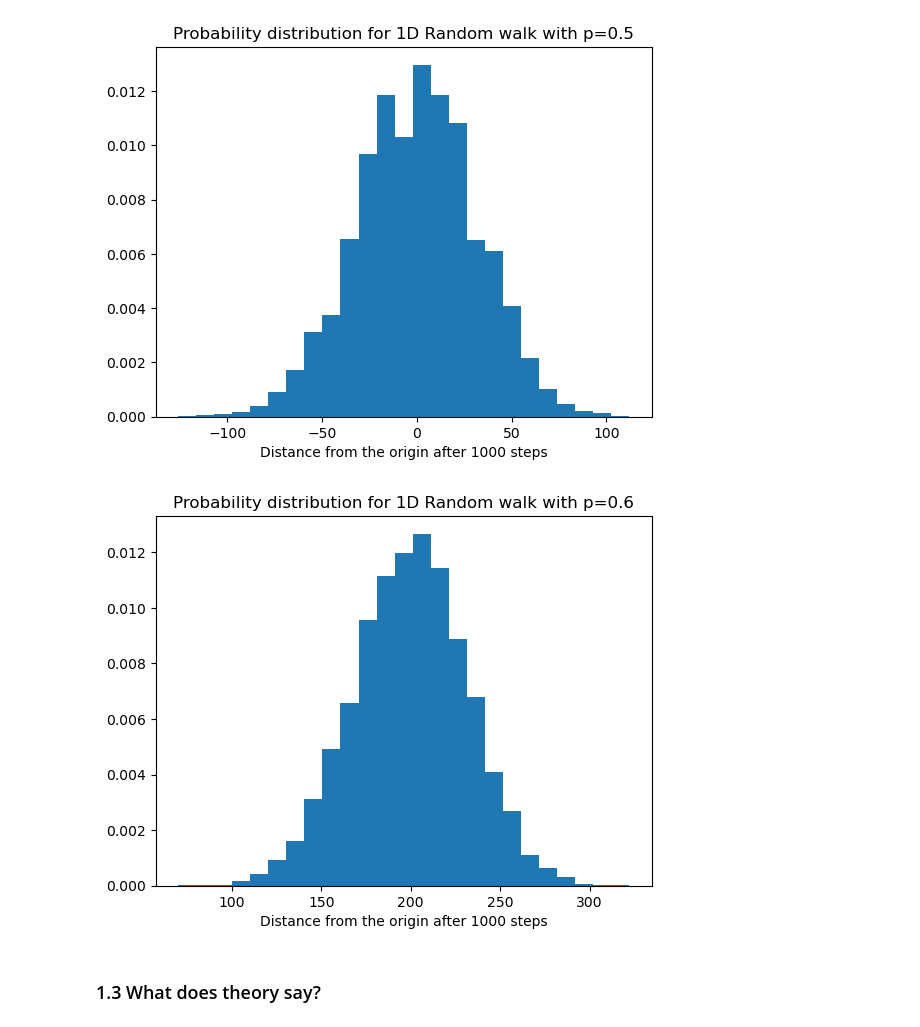
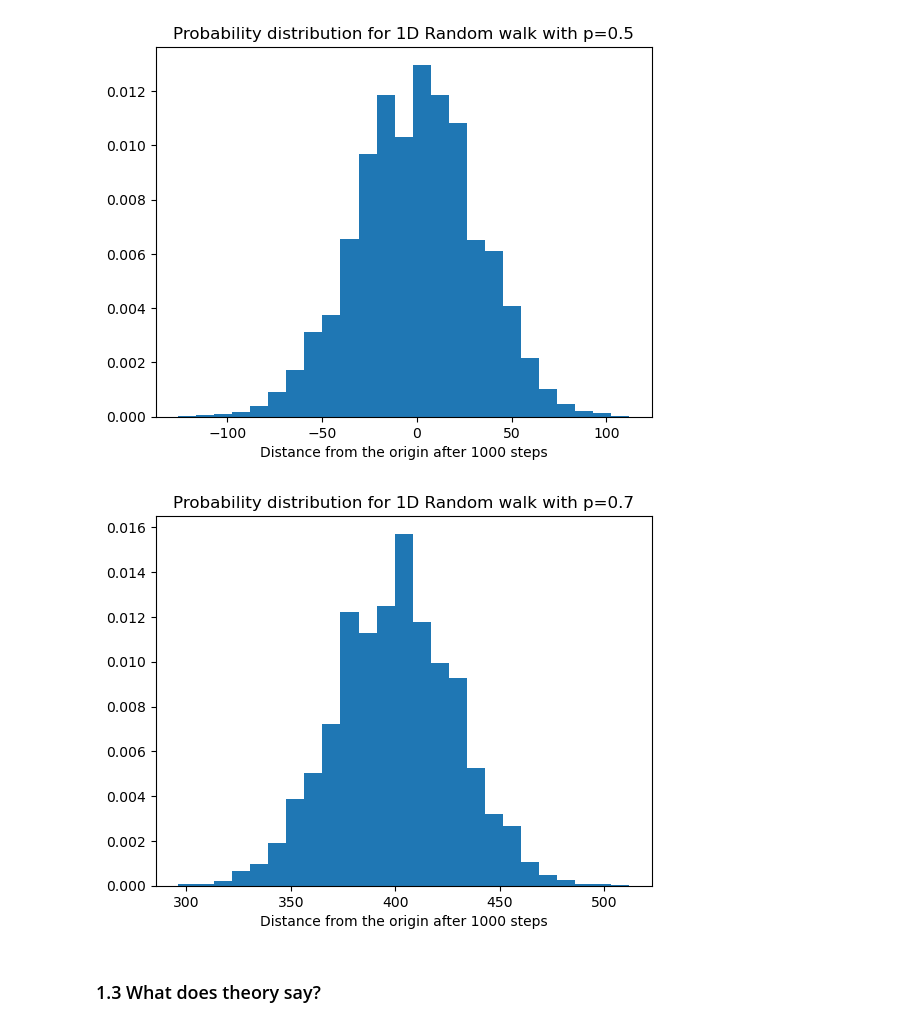
Before and after one commit to SPS-SP2273/learning-portfolio-yugan01, a Jupyter notebook: random numbers/random_numbers_(good).ipynb, the cells around one changed output. Drawn from its saved outputs; the diff is of its cells as text; code cells hidden in the pictures.

```diff
--- a/random numbers/random_numbers_(good).ipynb
+++ b/random numbers/random_numbers_(good).ipynb
@@ -77,17 +76,18 @@ plt.show()
 [figure]
 # %%
 from matplotlib import pyplot as plt
-no_of_steps, p = 1_000, .6
+no_of_steps, p = 1_000, .7
 repeats = 10_000
 results = [brown_1d(prob_right=p, no_of_steps=no_of_steps)
            for _ in range(repeats)]
 
 plt.hist(results, bins=25, density=True)
 plt.xlabel(f'Distance from the origin after {no_of_steps} steps')
 plt.title(f'Probability distribution for 1D Random walk with p={p}')
 plt.show()
+#Expected is 400 cause its np - nq = 700 - 300 = 400
 # %% [output]
-[figure, old version]
+[figure, new version]
 # %% [markdown]
 ### 1.3 What does theory say?
 # %%
```
Also changed, not shown: parts of 3 cells of this notebook, 3 other files.
